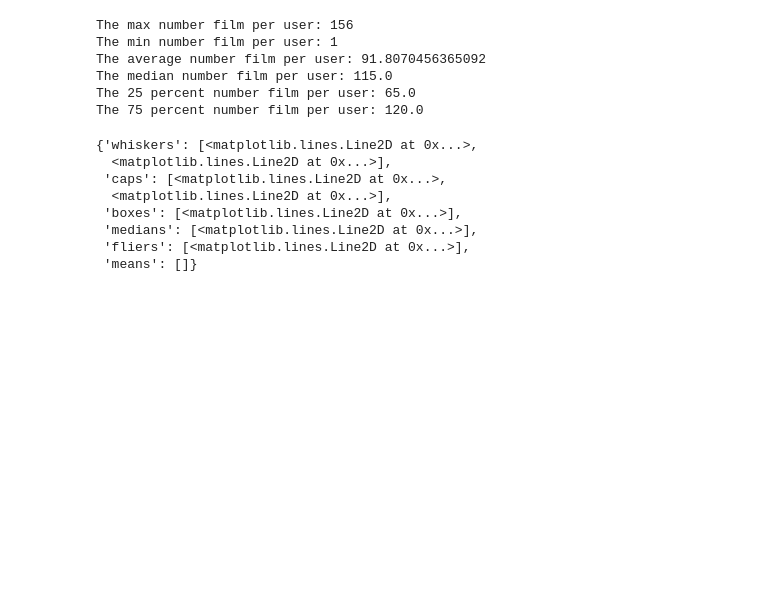
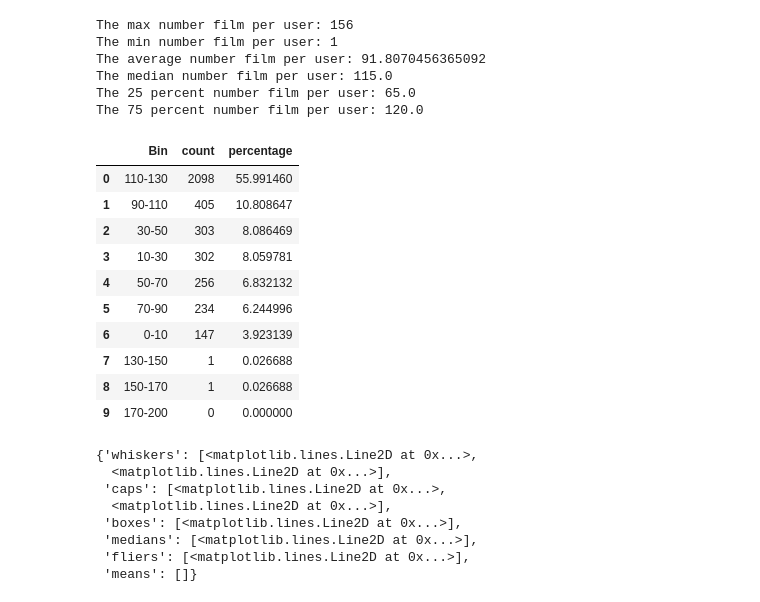
Before and after one commit to LishuangDeng/Recommandation_Systems, a Jupyter notebook: Data_Cleaning_Phase1.ipynb, the cells around one changed output. Saved outputs shown, nothing was run; the diff lists cells and outputs as text; code cells hidden in the pictures; blank space fills up the shorter version.

```diff
--- a/Data_Cleaning_Phase1.ipynb
+++ b/Data_Cleaning_Phase1.ipynb
@@ -117,6 +129,27 @@ The average number film per user: 91.8070456365092
 The median number film per user: 115.0
 The 25 percent number film per user: 65.0
 The 75 percent number film per user: 120.0
+# %%
+# check the percentage
+data = film_per_user['Count']
+bins = [0, 10, 30, 50, 70,90,110,130,150,170,200]
+labels = ['0-10', '10-30','30-50', '50-70','70-90','90-110','110-130','130-150','150-170','170-200']
+data_binned = pd.cut(data, bins=bins, labels=labels)
+data_binned = data_binned.value_counts().reset_index().rename(columns={'Count':'Bin'})
+data_binned['percentage'] = data_binned['count']/data_binned['count'].sum()*100
+data_binned
+# %% [output]
+|  | Bin | count | percentage |
+| 0 | 110-130 | 2098 | 55.991460 |
+| 1 | 90-110 | 405 | 10.808647 |
+| 2 | 30-50 | 303 | 8.086469 |
+| 3 | 10-30 | 302 | 8.059781 |
+| 4 | 50-70 | 256 | 6.832132 |
+| 5 | 70-90 | 234 | 6.244996 |
+| 6 | 0-10 | 147 | 3.923139 |
+| 7 | 130-150 | 1 | 0.026688 |
+| 8 | 150-170 | 1 | 0.026688 |
+| 9 | 170-200 | 0 | 0.000000 |
 # %%
 plt.boxplot(film_per_user['Count'])
 # %% [output]
```
Also changed, not shown: parts of 11 cells of this notebook.
